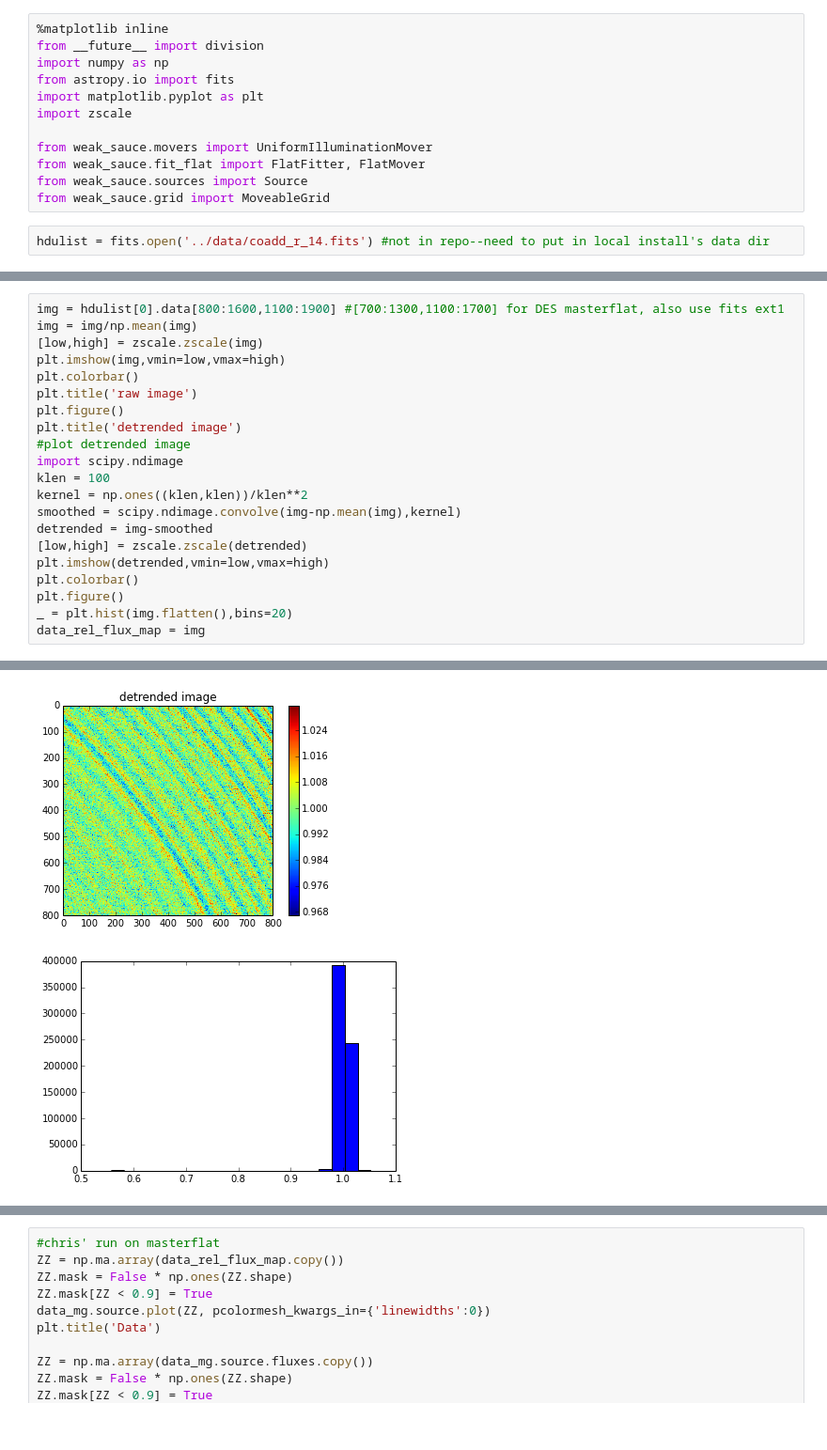
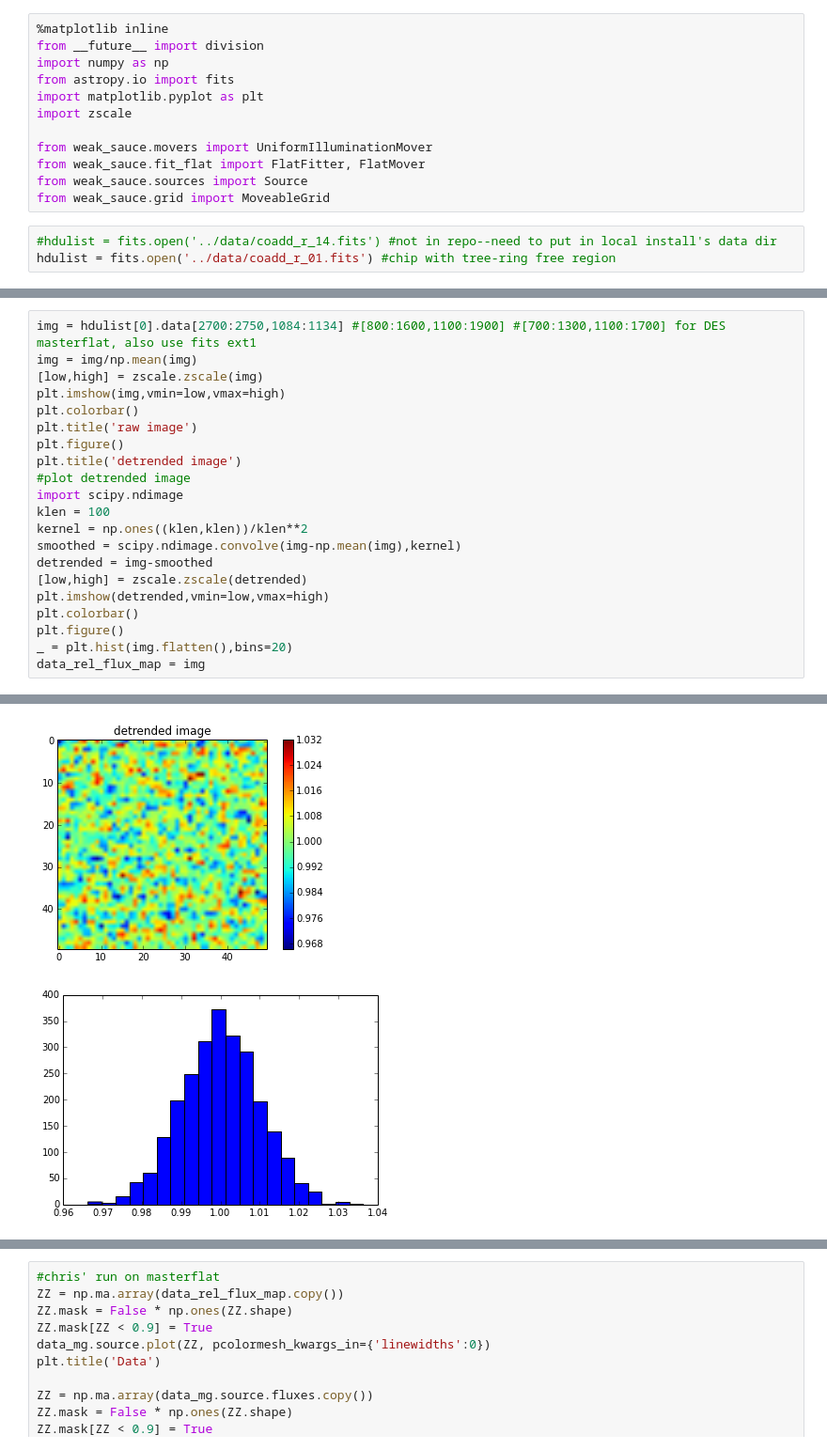
Before and after one commit to cpadavis/weak_sauce, a Jupyter notebook: notebooks/DES_masterflat.ipynb, the cells around one changed output, grey strips where cells are left out. Shown at 94% size. Saved outputs shown, nothing was run; the diff lists cells and outputs as text.

```diff
--- a/notebooks/DES_masterflat.ipynb
+++ b/notebooks/DES_masterflat.ipynb
@@ -11,4 +11,5 @@ from weak_sauce.fit_flat import FlatFitter, FlatMover
 from weak_sauce.sources import Source
 from weak_sauce.grid import MoveableGrid
 # %%
-hdulist = fits.open('../data/coadd_r_14.fits') #not in repo--need to put in local install's data dir
+#hdulist = fits.open('../data/coadd_r_14.fits') #not in repo--need to put in local install's data dir
+hdulist = fits.open('../data/coadd_r_01.fits') #chip with tree-ring free region
@@ -15,5 +20,5 @@ hdulist = fits.open('../data/coadd_r_14.fits') #not in repo--need to put in loca
 # %%
-img = hdulist[0].data[800:1600,1100:1900] #[700:1300,1100:1700] for DES masterflat, also use fits ext1
+img = hdulist[0].data[2700:2750,1084:1134] #[800:1600,1100:1900] #[700:1300,1100:1700] for DES masterflat, also use fits ext1
 img = img/np.mean(img)
 [low,high] = zscale.zscale(img)
 plt.imshow(img,vmin=low,vmax=high)
@@ -38,2 +43,2 @@ data_rel_flux_map = img
-[figure, old version]
+[figure, new version]
-[figure, old version]
+[figure, new version]
```
Also changed, not shown: parts of 8 cells of this notebook, 1 other file.
